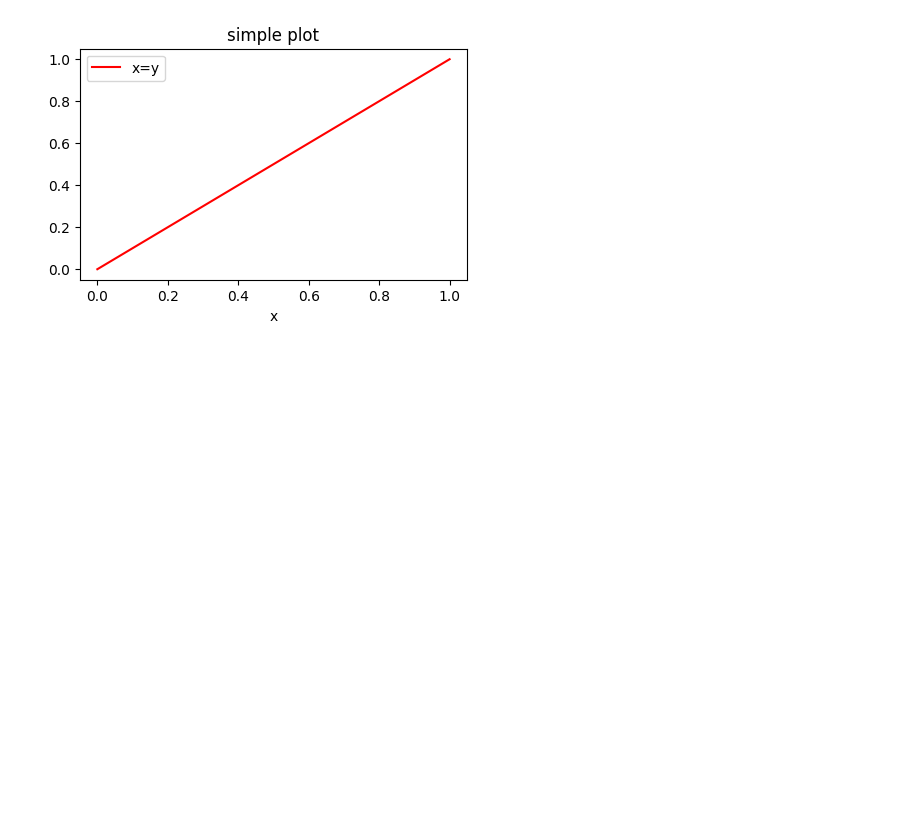
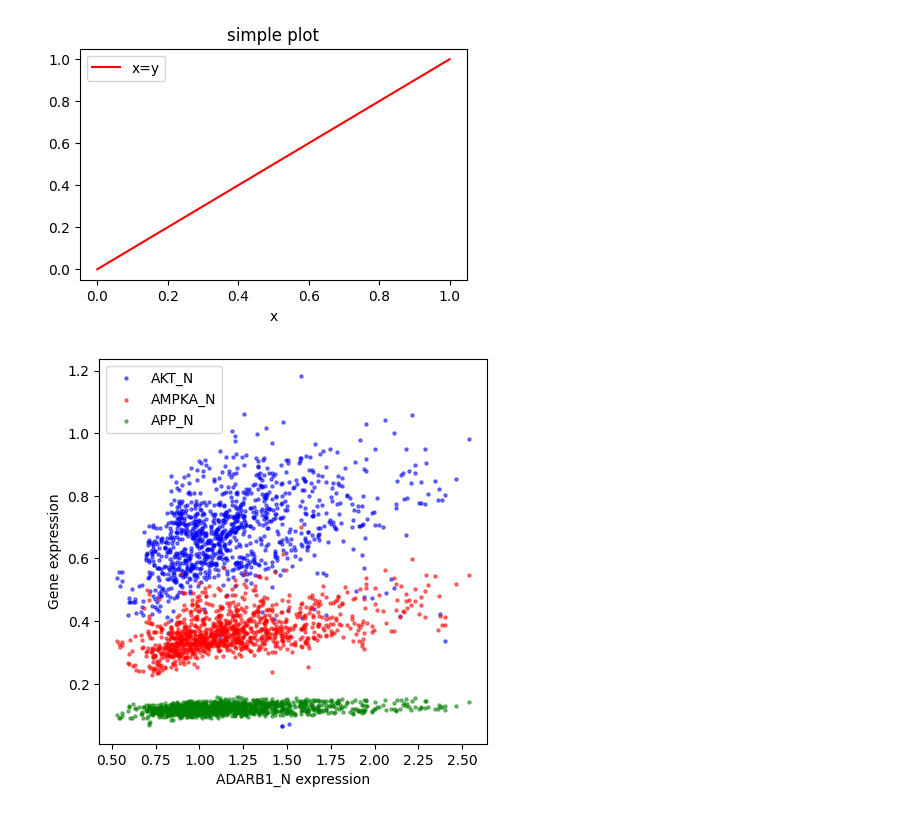
Before and after one commit to Cypriendtr/Brainhack_Marseille_2024_Hands_on_python_tutorial, a Jupyter notebook: Alexandre/3_pandas_and_matplotlib.ipynb, the cells around one changed output. Saved outputs shown, nothing was run; the diff lists cells and outputs as text; code cells hidden in the pictures; blank space fills up the shorter version.

```diff
--- a/Alexandre/3_pandas_and_matplotlib.ipynb
+++ b/Alexandre/3_pandas_and_matplotlib.ipynb
@@ -471,3 +526,44 @@ ax.legend()
 plt.show() # Display the figure
 # %% [output]
 [figure]
+# %%
+fig,ax = plt.subplots(
+    nrows=1,
+    ncols=1,
+    figsize=(5,5)
+)
+
+ax.scatter(
+    x=df["ADARB1_N"],
+    y=df["AKT_N"],
+    color="blue",
+    label="AKT_N",
+    alpha=0.5,
+    s=5,
+)
+
+ax.scatter(
+    x=df["ADARB1_N"],
+    y=df["AMPKA_N"],
+    color="red",
+    label="AMPKA_N",
+    alpha=0.5,
+    s=5,
+)
+
+ax.scatter(
+    x=df["ADARB1_N"],
+    y=df["ARC_N"],
+    color="green",
+    label="APP_N",
+    alpha=0.5,
+    s=5,
+)
+
+ax.set_xlabel("ADARB1_N expression")
+ax.set_ylabel("Gene expression")
+ax.legend()
+
+plt.show() # Display the figure
+# %% [output]
+[figure, added]
```
Also changed, not shown: parts of 10 cells of this notebook, 2 other files.
